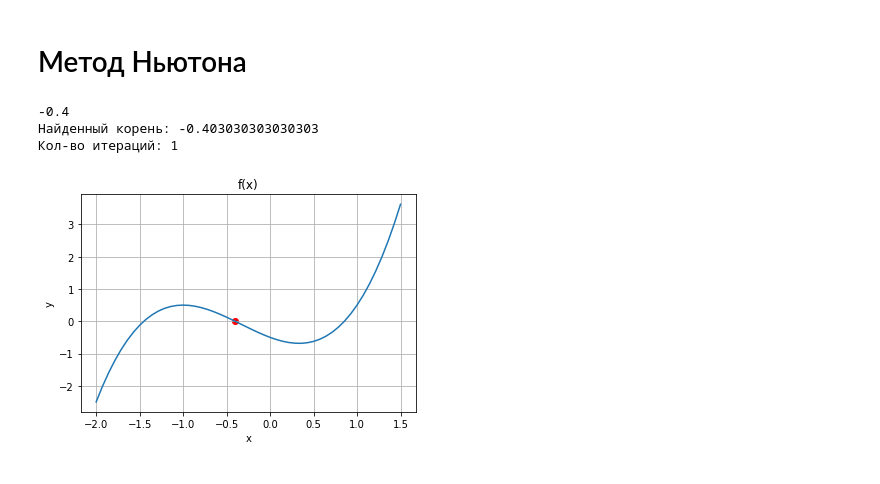
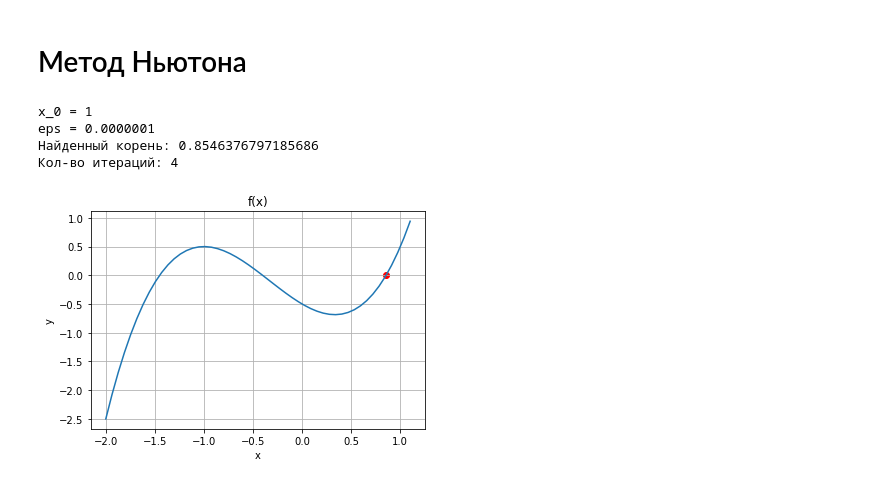
Before and after one commit to egordionok/NumericalMethods, a Jupyter notebook: Lab2/Lab2.1.ipynb, the cells around one changed output. Drawn from its saved outputs; the diff is of its cells as text; code cells hidden in the pictures.

```diff
--- a/Lab2/Lab2.1.ipynb
+++ b/Lab2/Lab2.1.ipynb
@@ -26,9 +32,11 @@ def derphi(x):
 # %%
-x = np.linspace(-2, 1.5)
+x = np.linspace(-2, 1.1)
 plt.title("f(x)")
 plt.xlabel("x")
 plt.ylabel("y")
 plt.grid()
-plt.plot(x, [f(i) for i in x])
-34
+plt.plot(x, [f(i) for i in x], label='f(x)')
+plt.plot(x, [phi(i) for i in x], label='φ(x)')
+plt.plot(x, [derphi(i) for i in x], label="φ'(x)")
+plt.legend()
 # %% [output]
@@ -79,20 +91,23 @@ None
 # %% [markdown]
 # Метод Ньютона
 # %%
-xk, n = Newton(*list(map(float, input().split())))
+x_begin = float(input('x_0 = '))
+eps = float(input('eps = '))
+xk, n = Newton(x_begin, eps)
 print('Найденный корень:', xk)
 print('Кол-во итераций:', n)
 
 
 plt.title("f(x)")
 plt.xlabel("x")
 plt.ylabel("y")
 plt.grid()
 plt.plot(x, [f(i) for i in x])
 plt.scatter(xk, f(xk), c='red')
 None
 # %% [output]
--0.4
-Найденный корень: -0.403030303030303
-Кол-во итераций: 1
+x_0 = 1
+eps = 0.0000001
+Найденный корень: 0.8546376797185686
+Кол-во итераций: 4
-[figure, old version]
+[figure, new version]
```
Also changed, not shown: parts of 4 cells of this notebook, 8 other files.
